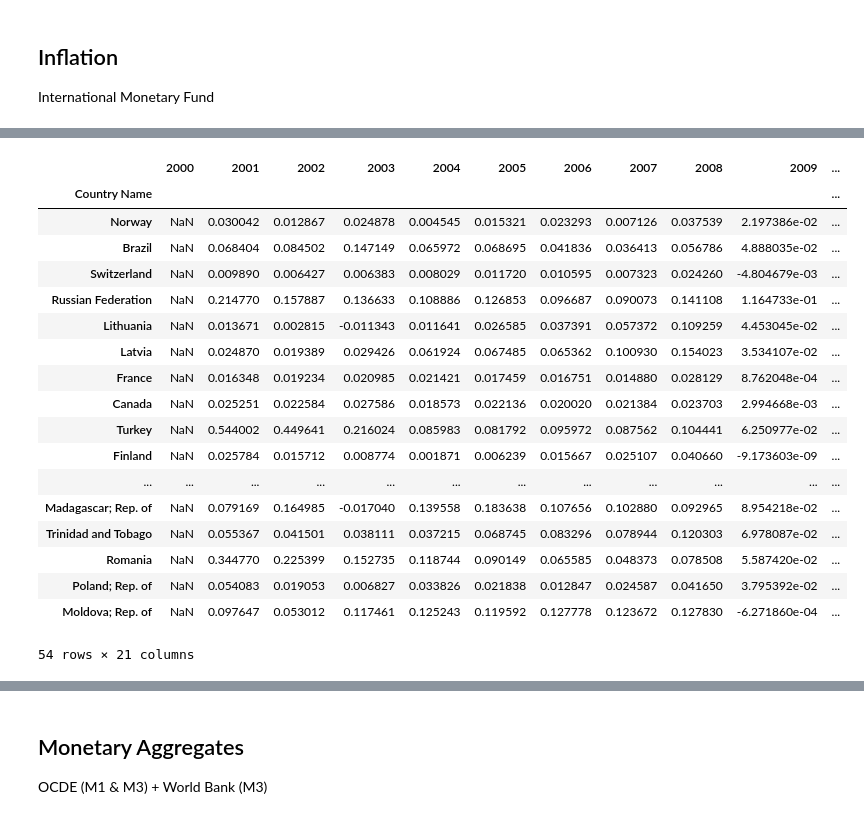
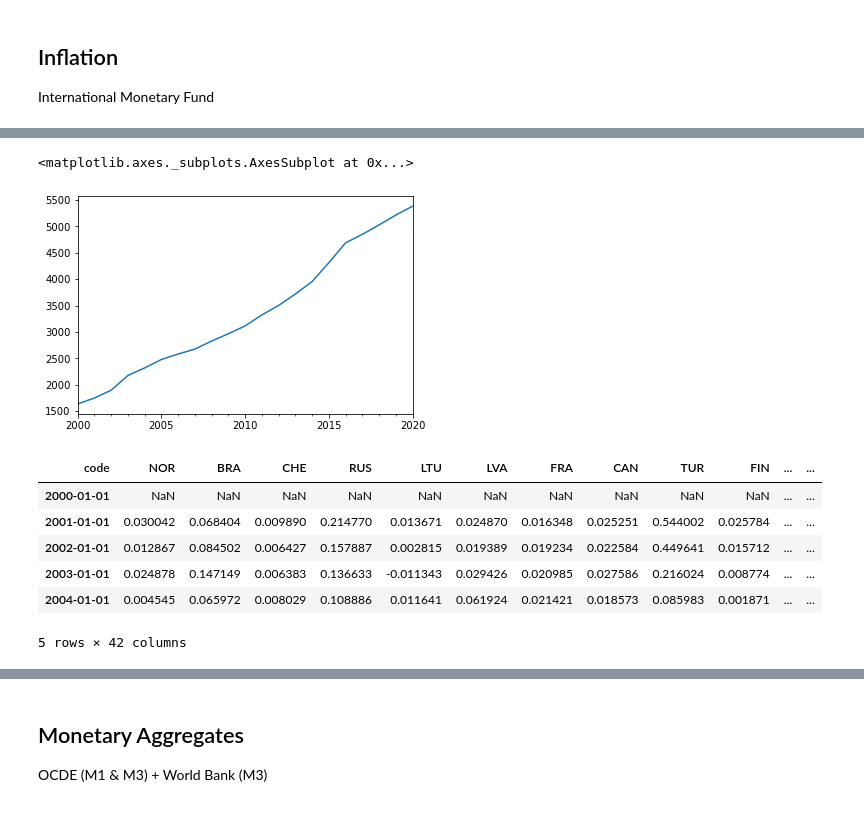
Before and after one commit to felipe-fp/corcovado, a Jupyter notebook: countries_comparison/countries.ipynb, the cells around one changed output, grey strips where cells are left out. Drawn from its saved outputs; the diff is of its cells as text; code cells hidden in the pictures.

```diff
--- a/countries_comparison/countries.ipynb
+++ b/countries_comparison/countries.ipynb
@@ -89,5 +70,0 @@ price_index = price_index[price_index['Attribute'] == 'Value'][['Country Name']+
-# %%
-price_index_clean = price_index.dropna()
-price_index_clean = price_index_clean.set_index('Country Name')
-price_index_clean = price_index_clean.astype(float)
-price_index_clean
@@ -114,23 +110,16 @@ price_index_clean
+# %%
+price_index.BRA.plot()
+# %% [output]
+<matplotlib.axes._subplots.AxesSubplot at 0x...>
+[figure, added]
 # %%
-inflation = (price_index_clean - price_index_clean.shift(1,axis=1))/price_index_clean.shift(1,axis=1)
-inflation
+inflation = (price_index_clean - price_index_clean.shift(1))/price_index_clean.shift(1)
+inflation.head()
 # %% [output]
-|  | 2000 | 2001 | 2002 | 2003 | 2004 | 2005 | 2006 | 2007 | 2008 | 2009 | ... |
-| Country Name |  |  |  |  |  |  |  |  |  |  | ... |
-| Norway | NaN | 0.030042 | 0.012867 | 0.024878 | 0.004545 | 0.015321 | 0.023293 | 0.007126 | 0.037539 | 2.197386e-02 | ... |
-| Brazil | NaN | 0.068404 | 0.084502 | 0.147149 | 0.065972 | 0.068695 | 0.041836 | 0.036413 | 0.056786 | 4.888035e-02 | ... |
-| Switzerland | NaN | 0.009890 | 0.006427 | 0.006383 | 0.008029 | 0.011720 | 0.010595 | 0.007323 | 0.024260 | -4.804679e-03 | ... |
-| Russian Federation | NaN | 0.214770 | 0.157887 | 0.136633 | 0.108886 | 0.126853 | 0.096687 | 0.090073 | 0.141108 | 1.164733e-01 | ... |
-| Lithuania | NaN | 0.013671 | 0.002815 | -0.011343 | 0.011641 | 0.026585 | 0.037391 | 0.057372 | 0.109259 | 4.453045e-02 | ... |
-| Latvia | NaN | 0.024870 | 0.019389 | 0.029426 | 0.061924 | 0.067485 | 0.065362 | 0.100930 | 0.154023 | 3.534107e-02 | ... |
-| France | NaN | 0.016348 | 0.019234 | 0.020985 | 0.021421 | 0.017459 | 0.016751 | 0.014880 | 0.028129 | 8.762048e-04 | ... |
-| Canada | NaN | 0.025251 | 0.022584 | 0.027586 | 0.018573 | 0.022136 | 0.020020 | 0.021384 | 0.023703 | 2.994668e-03 | ... |
-| Turkey | NaN | 0.544002 | 0.449641 | 0.216024 | 0.085983 | 0.081792 | 0.095972 | 0.087562 | 0.104441 | 6.250977e-02 | ... |
-| Finland | NaN | 0.025784 | 0.015712 | 0.008774 | 0.001871 | 0.006239 | 0.015667 | 0.025107 | 0.040660 | -9.173603e-09 | ... |
-| ... | ... | ... | ... | ... | ... | ... | ... | ... | ... | ... | ... |
-| Madagascar; Rep. of | NaN | 0.079169 | 0.164985 | -0.017040 | 0.139558 | 0.183638 | 0.107656 | 0.102880 | 0.092965 | 8.954218e-02 | ... |
-| Trinidad and Tobago | NaN | 0.055367 | 0.041501 | 0.038111 | 0.037215 | 0.068745 | 0.083296 | 0.078944 | 0.120303 | 6.978087e-02 | ... |
-| Romania | NaN | 0.344770 | 0.225399 | 0.152735 | 0.118744 | 0.090149 | 0.065585 | 0.048373 | 0.078508 | 5.587420e-02 | ... |
-| Poland; Rep. of | NaN | 0.054083 | 0.019053 | 0.006827 | 0.033826 | 0.021838 | 0.012847 | 0.024587 | 0.041650 | 3.795392e-02 | ... |
-| Moldova; Rep. of | NaN | 0.097647 | 0.053012 | 0.117461 | 0.125243 | 0.119592 | 0.127778 | 0.123672 | 0.127830 | -6.271860e-04 | ... |
+| code | NOR | BRA | CHE | RUS | LTU | LVA | FRA | CAN | TUR | FIN | ... | ... |
+| 2000-01-01 | NaN | NaN | NaN | NaN | NaN | NaN | NaN | NaN | NaN | NaN | ... | ... |
+| 2001-01-01 | 0.030042 | 0.068404 | 0.009890 | 0.214770 | 0.013671 | 0.024870 | 0.016348 | 0.025251 | 0.544002 | 0.025784 | ... | ... |
+| 2002-01-01 | 0.012867 | 0.084502 | 0.006427 | 0.157887 | 0.002815 | 0.019389 | 0.019234 | 0.022584 | 0.449641 | 0.015712 | ... | ... |
+| 2003-01-01 | 0.024878 | 0.147149 | 0.006383 | 0.136633 | -0.011343 | 0.029426 | 0.020985 | 0.027586 | 0.216024 | 0.008774 | ... | ... |
+| 2004-01-01 | 0.004545 | 0.065972 | 0.008029 | 0.108886 | 0.011641 | 0.061924 | 0.021421 | 0.018573 | 0.085983 | 0.001871 | ... | ... |
-54 rows × 21 columns
+5 rows × 42 columns
```
Also changed, not shown: parts of 33 cells of this notebook, 3 other files.
